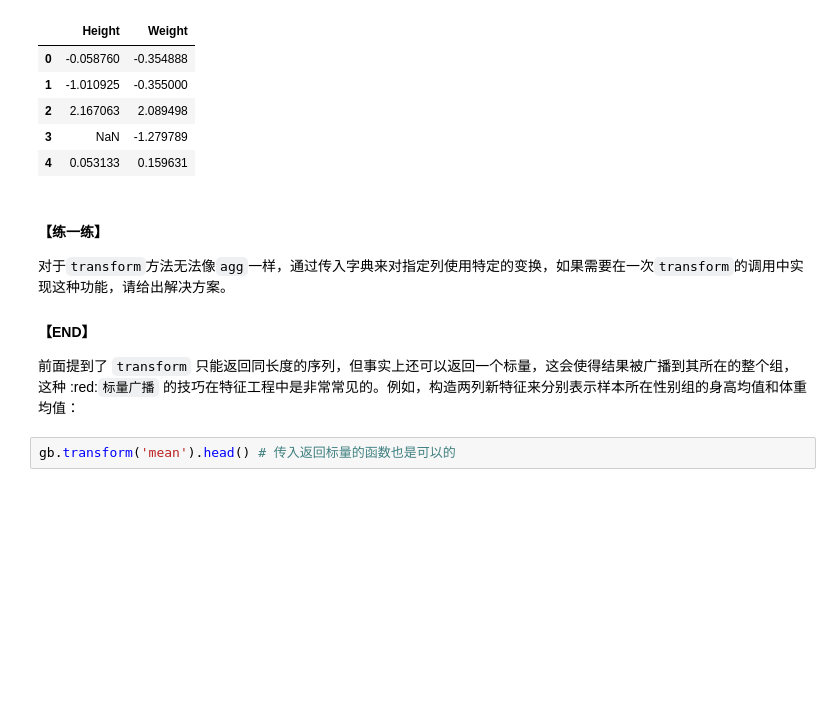
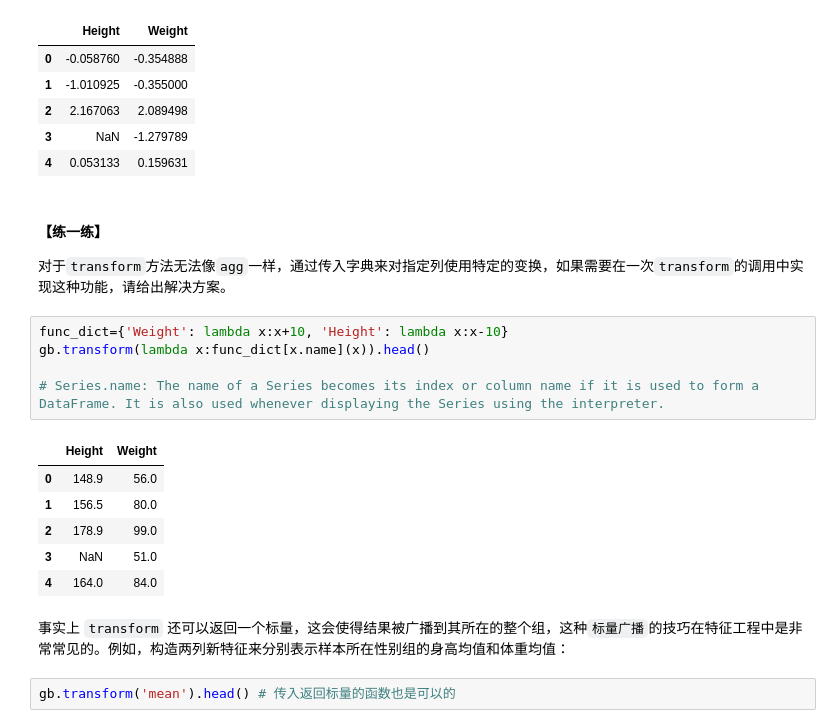
Before and after one commit to nicebear1999/learning_pandas, a Jupyter notebook: 4-分组.ipynb, the cells around one changed output. Cells and saved outputs as stored; diff of their text form; blank space fills up the shorter version.

```diff
--- a/4-分组.ipynb
+++ b/4-分组.ipynb
@@ -455,8 +453,20 @@ gb.transform(lambda x: (x-x.mean())/x.std()).head()
 # %% [markdown]
 #### 【练一练】
 对于`transform`方法无法像`agg`一样，通过传入字典来对指定列使用特定的变换，如果需要在一次`transform`的调用中实现这种功能，请给出解决方案。
-#### 【END】
-前面提到了 ``transform`` 只能返回同长度的序列，但事实上还可以返回一个标量，这会使得结果被广播到其所在的整个组，这种 :red:`标量广播` 的技巧在特征工程中是非常常见的。例如，构造两列新特征来分别表示样本所在性别组的身高均值和体重均值：
+# %%
+func_dict={'Weight': lambda x:x+10, 'Height': lambda x:x-10}
+gb.transform(lambda x:func_dict[x.name](x)).head()
+
+# Series.name: The name of a Series becomes its index or column name if it is used to form a DataFrame. It is also used whenever displaying the Series using the interpreter.
+# %% [output]
+|  | Height | Weight |
+| 0 | 148.9 | 56.0 |
+| 1 | 156.5 | 80.0 |
+| 2 | 178.9 | 99.0 |
+| 3 | NaN | 51.0 |
+| 4 | 164.0 | 84.0 |
+# %% [markdown]
+事实上 ``transform`` 还可以返回一个标量，这会使得结果被广播到其所在的整个组，这种`标量广播`的技巧在特征工程中是非常常见的。例如，构造两列新特征来分别表示样本所在性别组的身高均值和体重均值：
 # %%
 gb.transform('mean').head() # 传入返回标量的函数也是可以的
 # %% [output]
```
Also changed, not shown: parts of 16 cells of this notebook, 4 other files.
